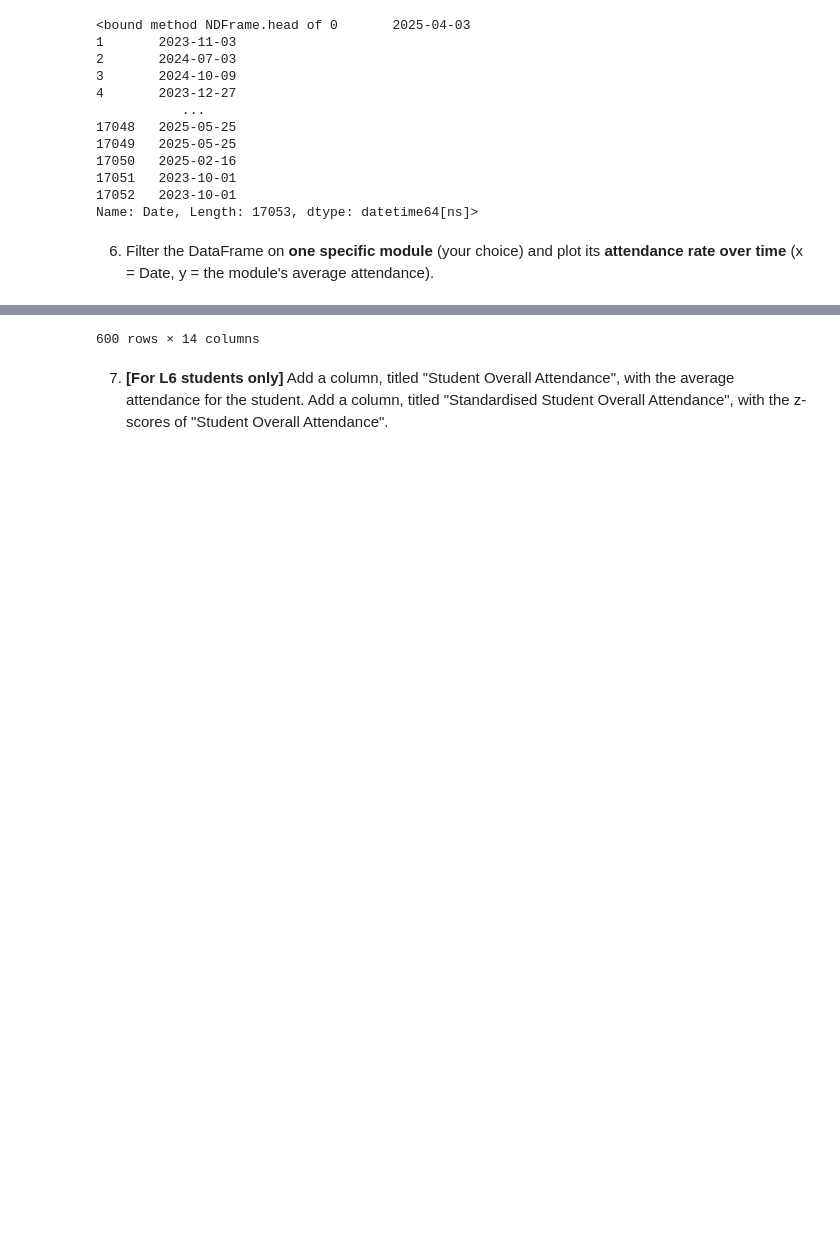
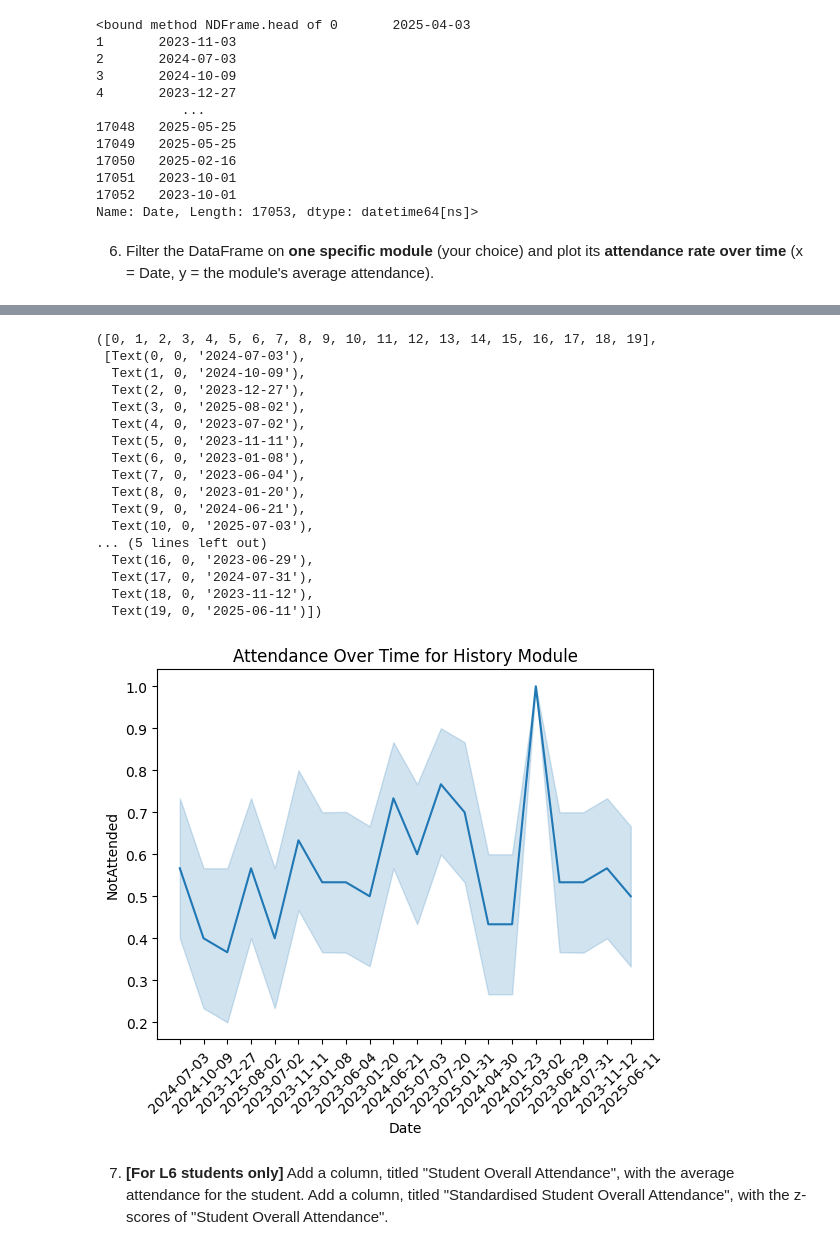
Before and after one commit to Mrmills-Ox3/Data-Sci-Mid-term, a Jupyter notebook: summative1-1.ipynb, the cells around one changed output, grey strips where cells are left out. Drawn from its saved outputs; the diff is of its cells as text; code cells hidden in the pictures; blank space fills up the shorter version.

```diff
--- a/summative1-1.ipynb
+++ b/summative1-1.ipynb
@@ -231,4 +231,9 @@ Name: Date, Length: 17053, dtype: datetime64[ns]>
 module = 'History'
 module_df = df_clean[df_clean['Module Name'] == module]
 module_df
+
+#plot to show attendance over time for History Module
+sns.lineplot(data=module_df, x='Date', y='NotAttended')
+plt.title('Attendance Over Time for History Module')
+plt.xticks(rotation=45)
 # %% [output]
@@ -247,4 +240,21 @@ module_df
-600 rows × 14 columns
+([0, 1, 2, 3, 4, 5, 6, 7, 8, 9, 10, 11, 12, 13, 14, 15, 16, 17, 18, 19],
+ [Text(0, 0, '2024-07-03'),
+  Text(1, 0, '2024-10-09'),
+  Text(2, 0, '2023-12-27'),
+  Text(3, 0, '2025-08-02'),
+  Text(4, 0, '2023-07-02'),
+  Text(5, 0, '2023-11-11'),
+  Text(6, 0, '2023-01-08'),
+  Text(7, 0, '2023-06-04'),
+  Text(8, 0, '2023-01-20'),
+  Text(9, 0, '2024-06-21'),
+  Text(10, 0, '2025-07-03'),
+... (5 lines left out)
+  Text(16, 0, '2023-06-29'),
+  Text(17, 0, '2024-07-31'),
+  Text(18, 0, '2023-11-12'),
+  Text(19, 0, '2025-06-11')])
+[figure, added]
 # %% [markdown]
 7. **[For L6 students only]** Add a column, titled "Student Overall Attendance", with the average attendance for the student. Add a column, titled "Standardised Student Overall Attendance", with the z-scores of "Student Overall Attendance".
 # %%
```
Also changed, not shown: parts of 5 cells of this notebook, 1 other file.
